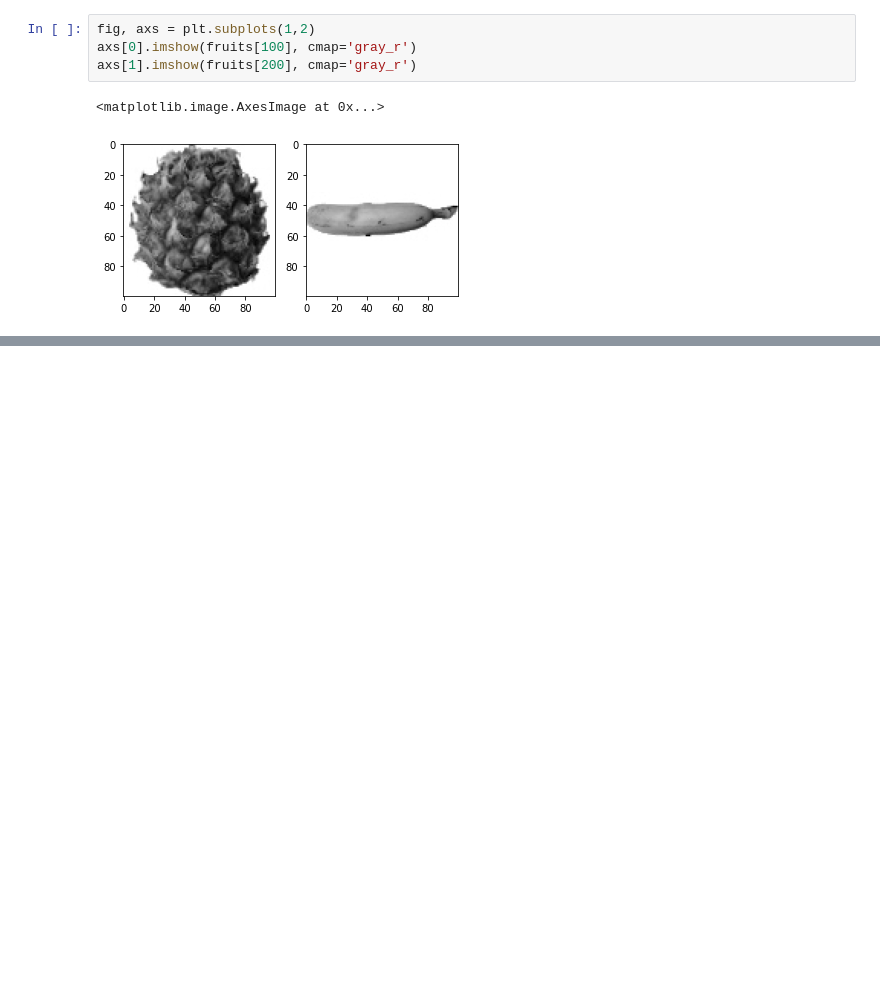
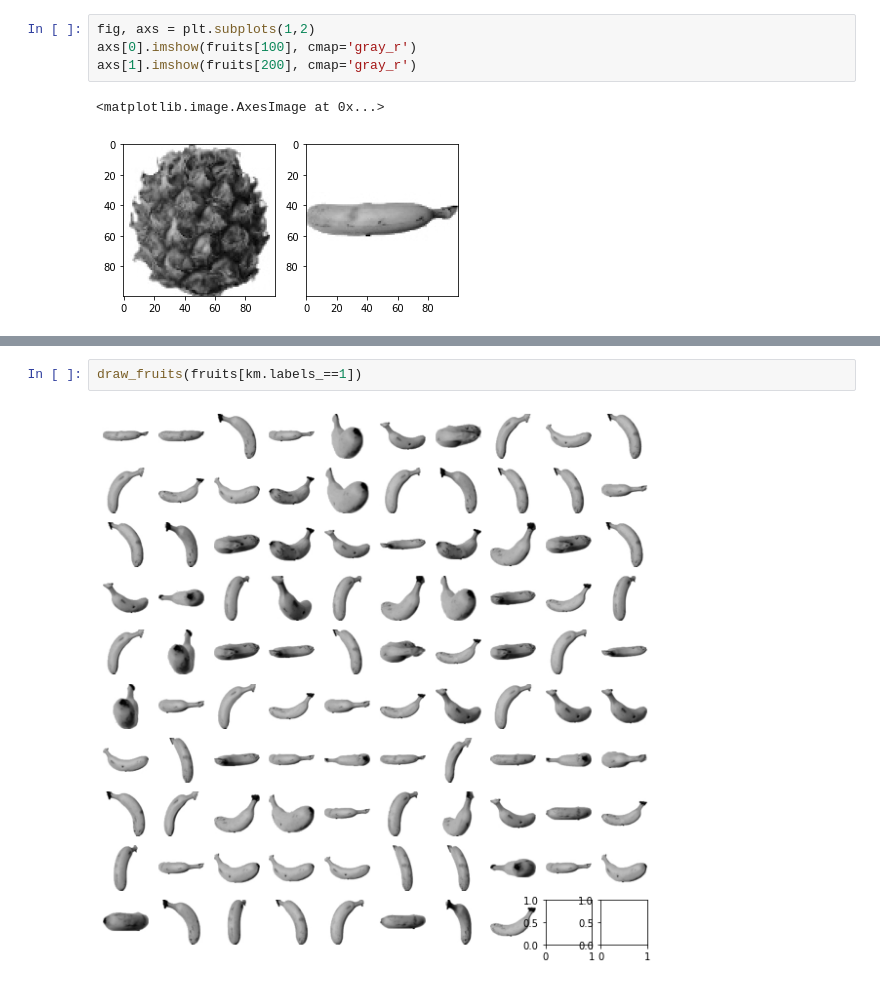
Before and after one commit to chaemina/-, a Jupyter notebook: 클러스터링 모델.ipynb, the cells around one changed output, grey strips where cells are left out. Saved outputs shown, nothing was run; the diff lists cells and outputs as text; blank space fills up the shorter version.

```diff
--- a/클러스터링 모델.ipynb
+++ b/클러스터링 모델.ipynb
@@ -53,0 +167,4 @@ axs[1].imshow(fruits[200], cmap='gray_r')
+# %%
+draw_fruits(fruits[km.labels_==1])
+# %% [output]
+[figure, added]
```
Also changed, not shown: parts of 14 cells of this notebook.
